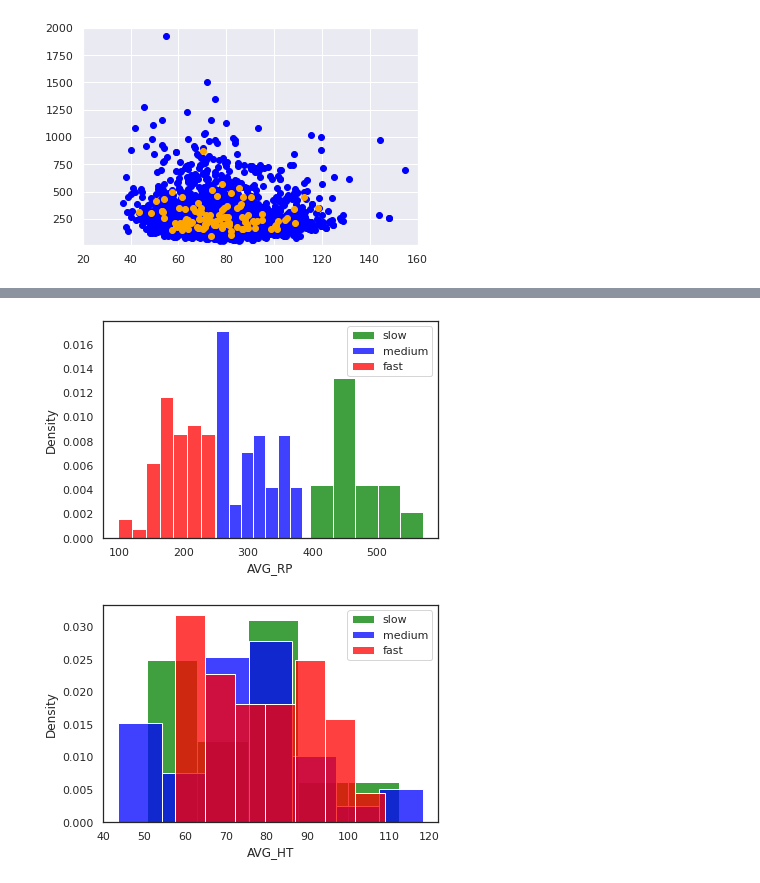
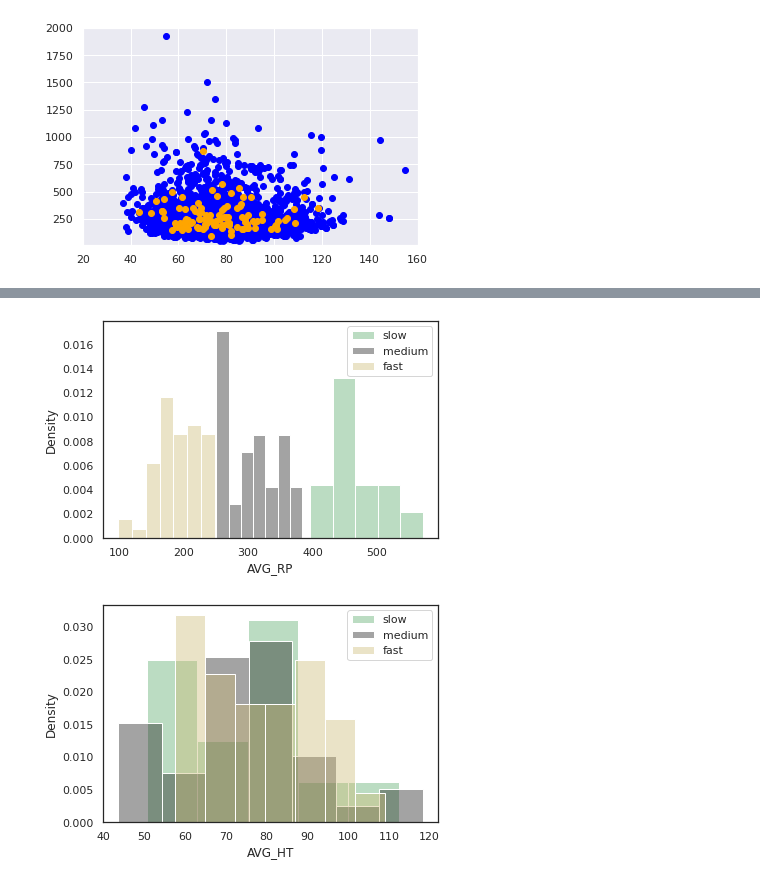
Before and after one commit to margitantal68/sapipin_paper, a Jupyter notebook: eda.ipynb, the cells around one changed output, grey strips where cells are left out. Saved outputs shown, nothing was run; the diff lists cells and outputs as text; code cells hidden in the pictures.

Commit message:
eda and plots updated

```diff
--- a/eda.ipynb
+++ b/eda.ipynb
@@ -537,19 +547,19 @@ df_fast.to_csv("sapipin_fast.csv", index=False)
 # %%
 # sns.set(style="darkgrid")
 sns.set(style="white")
-sns.histplot(data=df_slow, x='AVG_RP', color="green", label="slow", stat="density")
-sns.histplot(data=df_medium, x='AVG_RP', color="blue", label="medium", stat="density")
-ax = sns.histplot(data=df_fast, x='AVG_RP', color="red", label="fast", stat="density")
+sns.histplot(data=df_slow, x='AVG_RP', color="g", label="slow", stat="density", alpha=0.4)
+sns.histplot(data=df_medium, x='AVG_RP', color="k", label="medium", stat="density", alpha=0.4)
+sns.histplot(data=df_fast, x='AVG_RP', color="y", label="fast", stat="density", alpha=0.4)
 plt.legend()
 plt.show()
 # %% [output]
-[figure, old version]
+[figure, new version]
 # %%
 sns.set(style="white")
-sns.histplot(data=df_slow, x='AVG_HT', color="green", label="slow", stat="density")
-sns.histplot(data=df_medium, x='AVG_HT', color="blue", label="medium", stat="density")
-sns.histplot(data=df_fast, x='AVG_HT', color="red", label="fast", stat="density")
+sns.histplot(data=df_slow, x='AVG_HT', color="g", label="slow", stat="density", alpha=0.4)
+sns.histplot(data=df_medium, x='AVG_HT', color="k", label="medium", stat="density", alpha=0.4)
+sns.histplot(data=df_fast, x='AVG_HT', color="y", label="fast", stat="density", alpha=0.4)
 plt.legend()
 plt.show()
 # %% [output]
-[figure, old version]
+[figure, new version]
```
Also changed, not shown: parts of 13 cells of this notebook, 1 other file.
